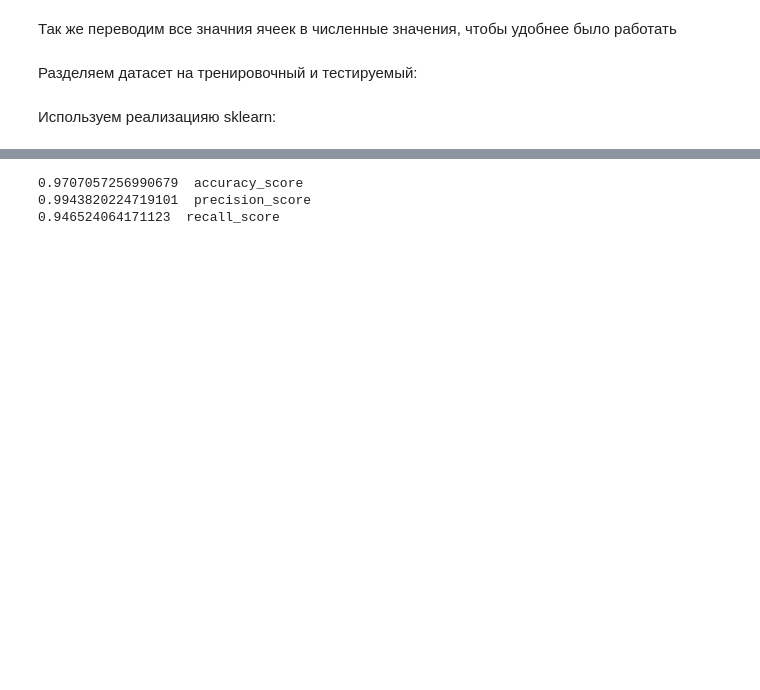
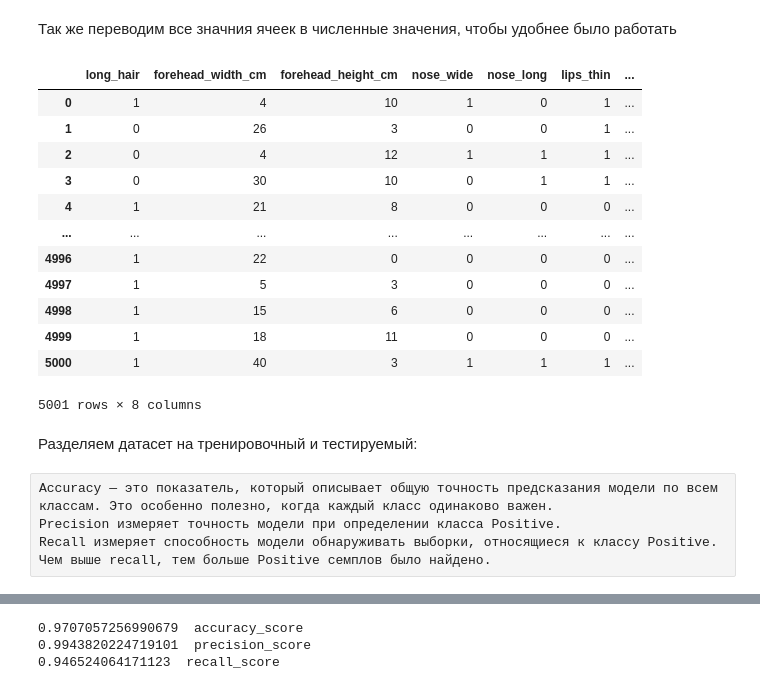
Before and after one commit to ShamanKing1337/ML1, a Jupyter notebook: lab1.ipynb, the cells around one changed output, grey strips where cells are left out. Saved outputs shown, nothing was run; the diff lists cells and outputs as text; code cells hidden in the pictures; blank space fills up the shorter version.

```diff
--- a/lab1.ipynb
+++ b/lab1.ipynb
@@ -130,6 +130,21 @@ data = pd.read_csv('gender_classification_v7.csv')
 # %%
 cols = list(data.columns)
 data[cols] = data[cols].apply(lambda x: pd.Categorical(x).codes)
+data
+# %% [output]
+|  | long_hair | forehead_width_cm | forehead_height_cm | nose_wide | nose_long | lips_thin | ... |
+| 0 | 1 | 4 | 10 | 1 | 0 | 1 | ... |
+| 1 | 0 | 26 | 3 | 0 | 0 | 1 | ... |
+| 2 | 0 | 4 | 12 | 1 | 1 | 1 | ... |
+| 3 | 0 | 30 | 10 | 0 | 1 | 1 | ... |
+| 4 | 1 | 21 | 8 | 0 | 0 | 0 | ... |
+| ... | ... | ... | ... | ... | ... | ... | ... |
+| 4996 | 1 | 22 | 0 | 0 | 0 | 0 | ... |
+| 4997 | 1 | 5 | 3 | 0 | 0 | 0 | ... |
+| 4998 | 1 | 15 | 6 | 0 | 0 | 0 | ... |
+| 4999 | 1 | 18 | 11 | 0 | 0 | 0 | ... |
+| 5000 | 1 | 40 | 3 | 1 | 1 | 1 | ... |
+5001 rows × 8 columns
 # %% [markdown]
 Разделяем датасет на тренировочный и тестируемый:
 # %%
@@ -137,8 +152,10 @@ from sklearn.model_selection import train_test_split
 
 X, Y = data.drop(columns=['gender']).to_numpy(), np.array(data['gender'])
 Xtrain, Xtest, Ytrain, Ytest = train_test_split(X, Y, test_size=0.15, random_state=15)
-# %% [markdown]
-Используем реализацияю sklearn:
+# %% [raw]
+Accuracy — это показатель, который описывает общую точность предсказания модели по всем классам. Это особенно полезно, когда каждый класс одинаково важен.
+Precision измеряет точность модели при определении класса Positive.
+Recall измеряет способность модели обнаруживать выборки, относящиеся к классу Positive. Чем выше recall, тем больше Positive семплов было найдено.
 # %%
 from sklearn.metrics import precision_score
 from sklearn.metrics import accuracy_score
```
Also changed, not shown: parts of 4 cells of this notebook.
